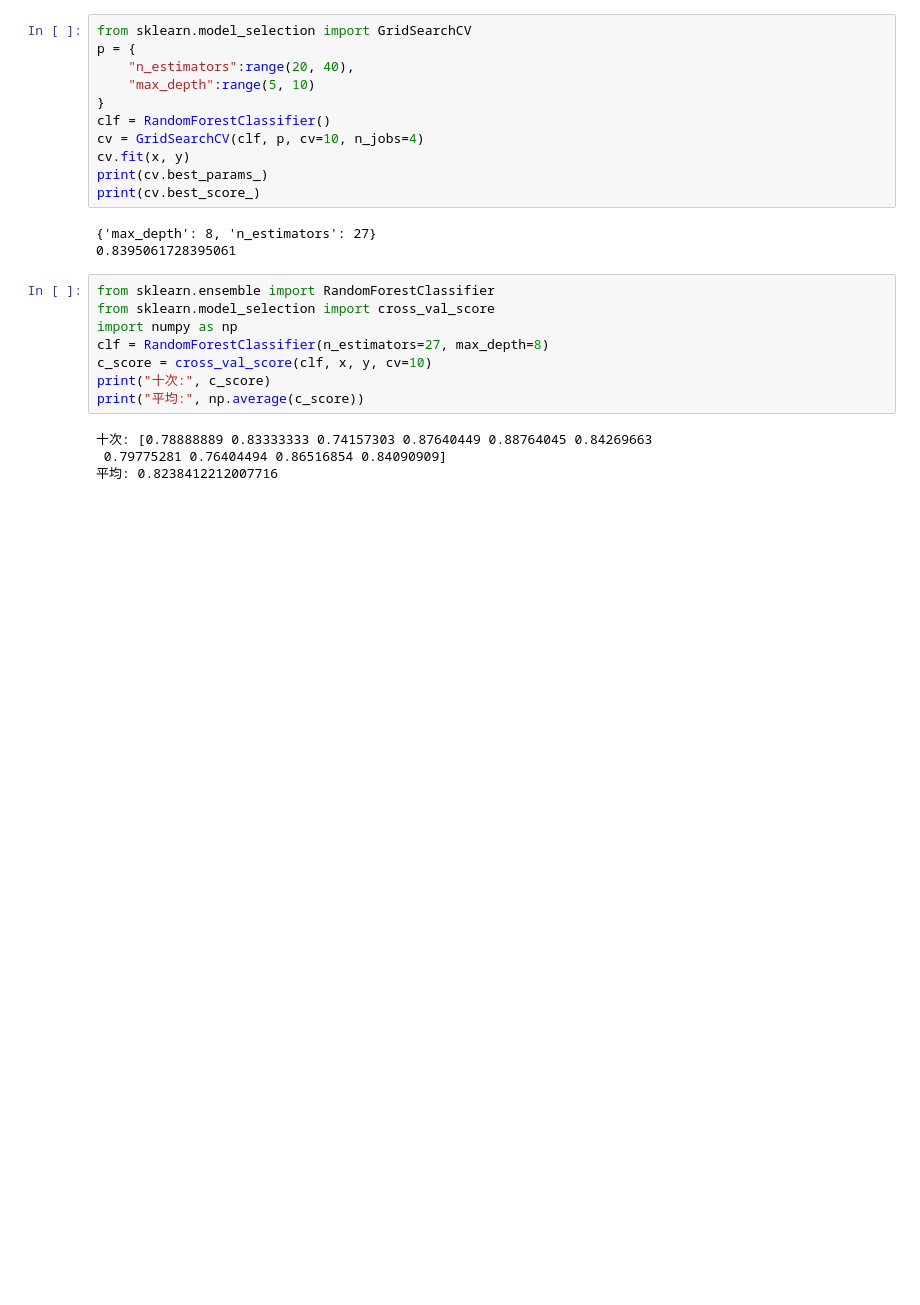
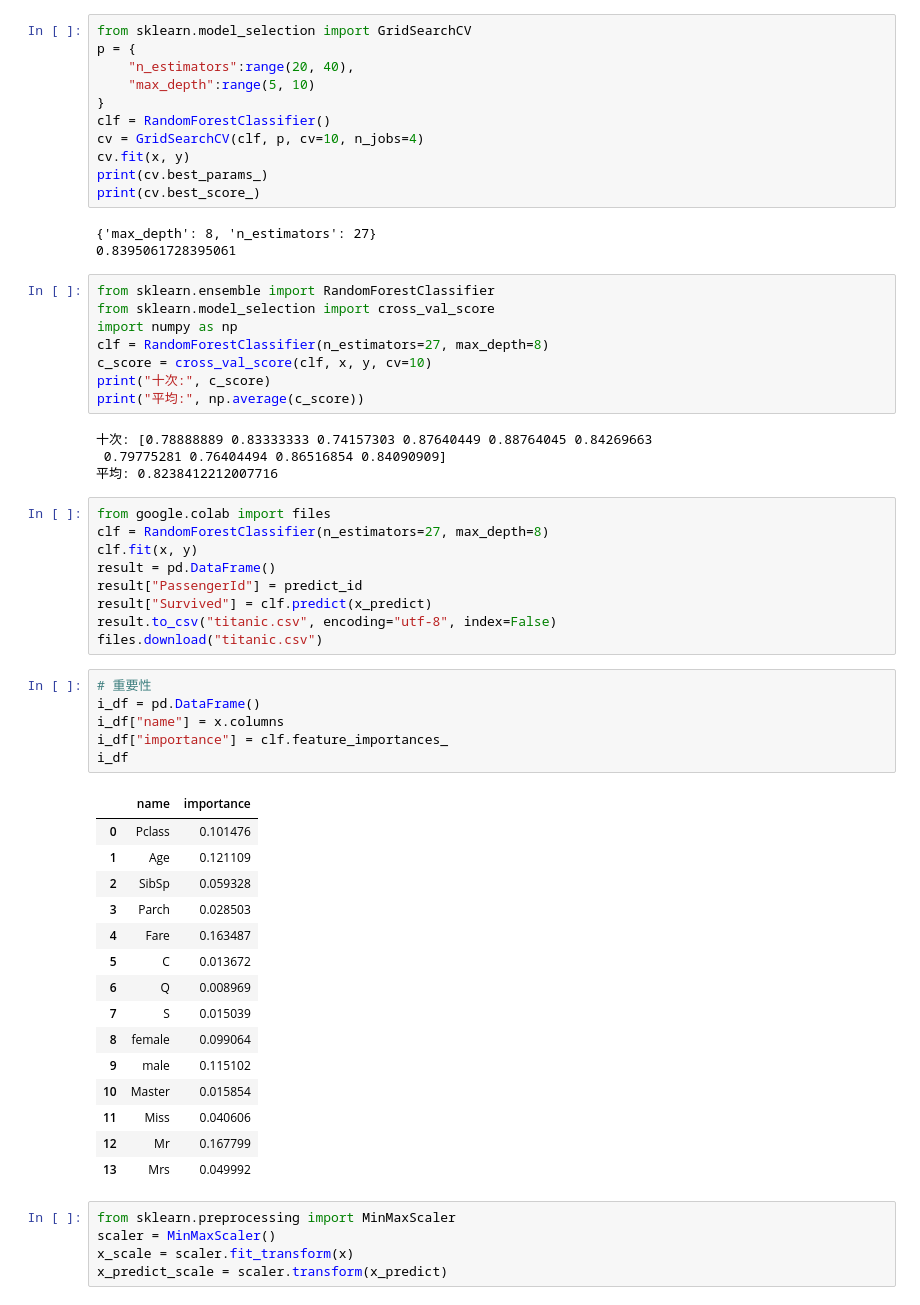
Before and after one commit to Elwing-Chou/MLMCUT, a Jupyter notebook: titanic.ipynb, the cells around one changed output. Saved outputs shown, nothing was run; the diff lists cells and outputs as text; blank space fills up the shorter version.

```diff
--- a/titanic.ipynb
+++ b/titanic.ipynb
@@ -264,3 +264,39 @@ print("平均:", np.average(c_score))
 十次: [0.78888889 0.83333333 0.74157303 0.87640449 0.88764045 0.84269663
  0.79775281 0.76404494 0.86516854 0.84090909]
 平均: 0.8238412212007716
+# %%
+from google.colab import files
+clf = RandomForestClassifier(n_estimators=27, max_depth=8)
+clf.fit(x, y)
+result = pd.DataFrame()
+result["PassengerId"] = predict_id
+result["Survived"] = clf.predict(x_predict)
+result.to_csv("titanic.csv", encoding="utf-8", index=False)
+files.download("titanic.csv")
+# %%
+# 重要性
+i_df = pd.DataFrame()
+i_df["name"] = x.columns
+i_df["importance"] = clf.feature_importances_
+i_df
+# %% [output]
+|  | name | importance |
+| 0 | Pclass | 0.101476 |
+| 1 | Age | 0.121109 |
+| 2 | SibSp | 0.059328 |
+| 3 | Parch | 0.028503 |
+| 4 | Fare | 0.163487 |
+| 5 | C | 0.013672 |
+| 6 | Q | 0.008969 |
+| 7 | S | 0.015039 |
+| 8 | female | 0.099064 |
+| 9 | male | 0.115102 |
+| 10 | Master | 0.015854 |
+| 11 | Miss | 0.040606 |
+| 12 | Mr | 0.167799 |
+| 13 | Mrs | 0.049992 |
+# %%
+from sklearn.preprocessing import MinMaxScaler
+scaler = MinMaxScaler()
+x_scale = scaler.fit_transform(x)
+x_predict_scale = scaler.transform(x_predict)
```
Also changed, not shown: parts of 3 cells of this notebook.
